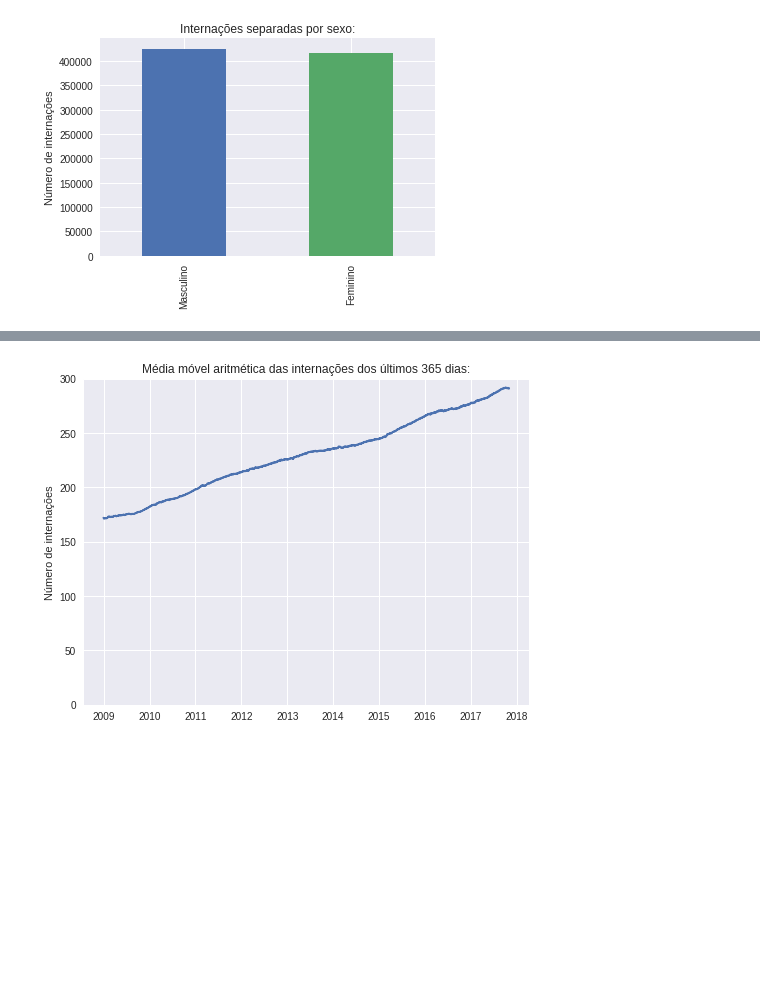
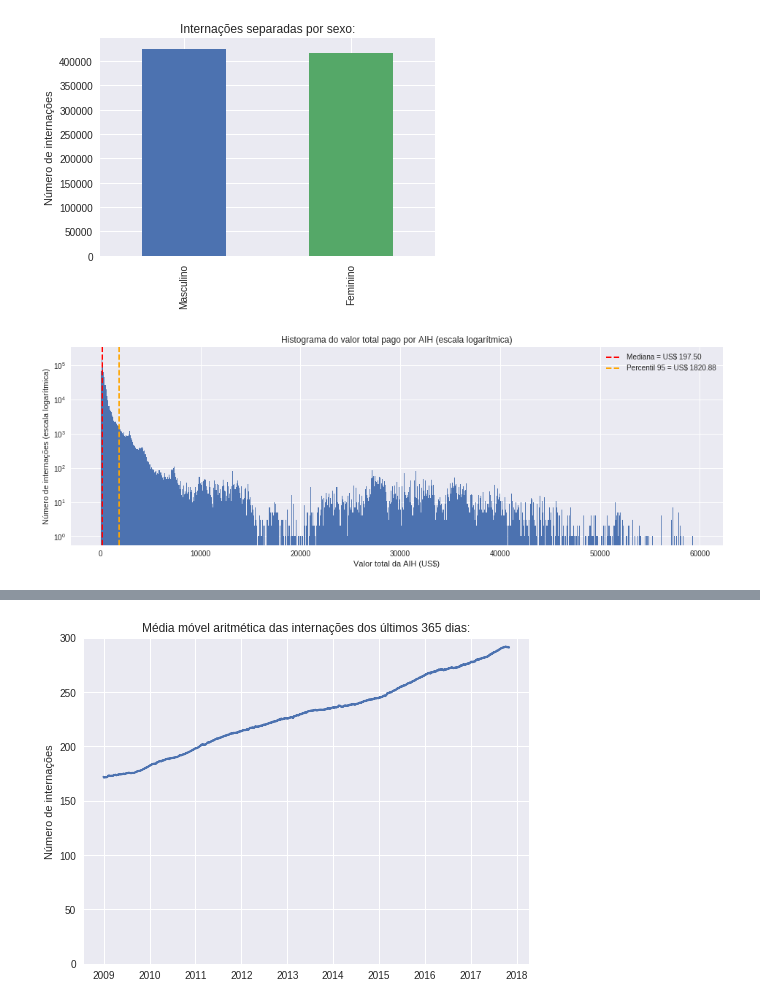
Before and after one commit to gbletsch/hematologic_hospitalizations_brazil, a Jupyter notebook: tcc.ipynb, the cells around one changed output, grey strips where cells are left out. Drawn from its saved outputs; the diff is of its cells as text; code cells hidden in the pictures; blank space fills up the shorter version.

```diff
--- a/tcc.ipynb
+++ b/tcc.ipynb
@@ -155,3 +215,23 @@ plt.ylabel('Número de internações')
 plt.show()
 # %% [output]
 [figure]
+# %%
+# valor total recebido por AIH
+# a escala é logarítmica por causa da amplitude dos valores
+
+hemato.US_TOT.hist(log=True, bins=int(np.sqrt(len(hemato))), figsize=(16, 5))
+median = hemato.US_TOT.quantile(.5)
+
+q = .95
+p = hemato.US_TOT.quantile(q)
+plt.axvline(x=median, color='r', linestyle='--', linewidth=2, label='Mediana = US$ {:.2f}'.format(median))
+plt.axvline(x=p, color='orange', linestyle='--', linewidth=2,
+            label='Percentil {:.0f} = US$ {:.2f}'.format(q * 100, p))
+
+plt.xlabel('Valor total da AIH (US$)')
+plt.ylabel('Número de internações (escala logarítmica)')
+plt.legend(loc=1)
+plt.title('Histograma do valor total pago por AIH (escala logarítmica)')
+plt.show()
+# %% [output]
+[figure, added]
```
Also changed, not shown: parts of 41 cells of this notebook.
